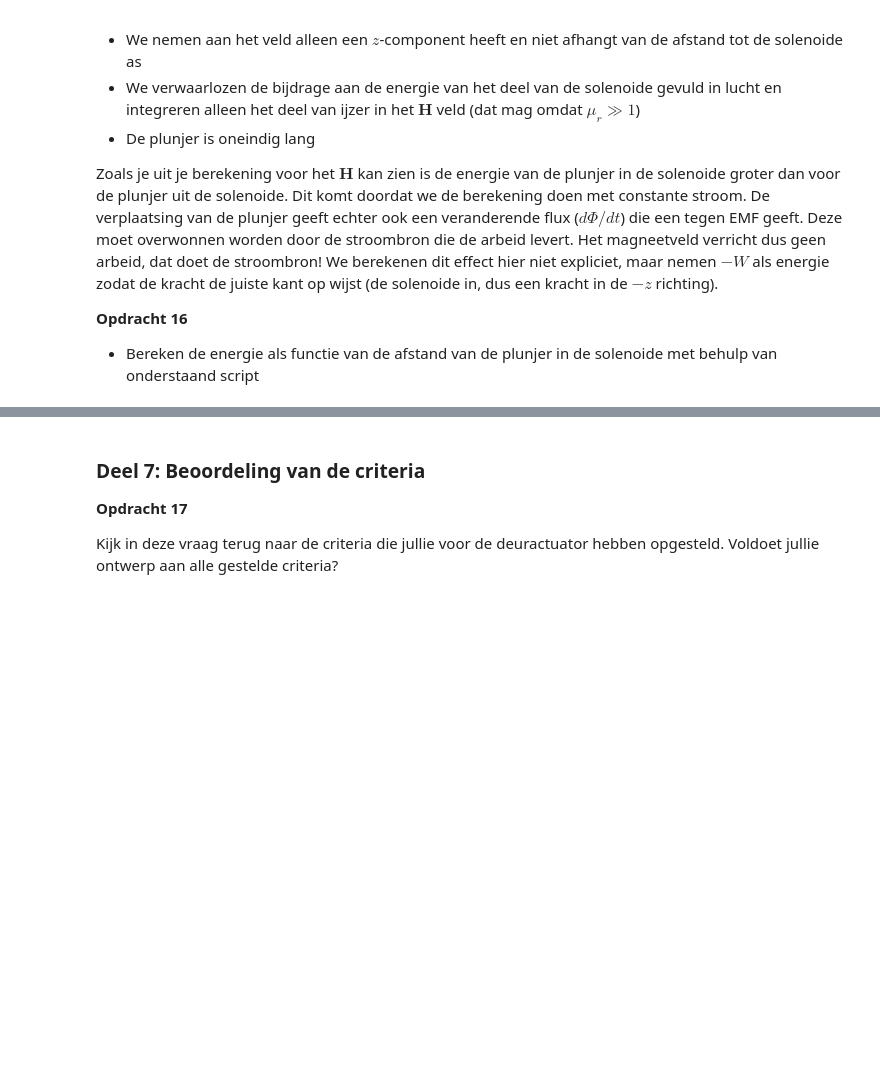
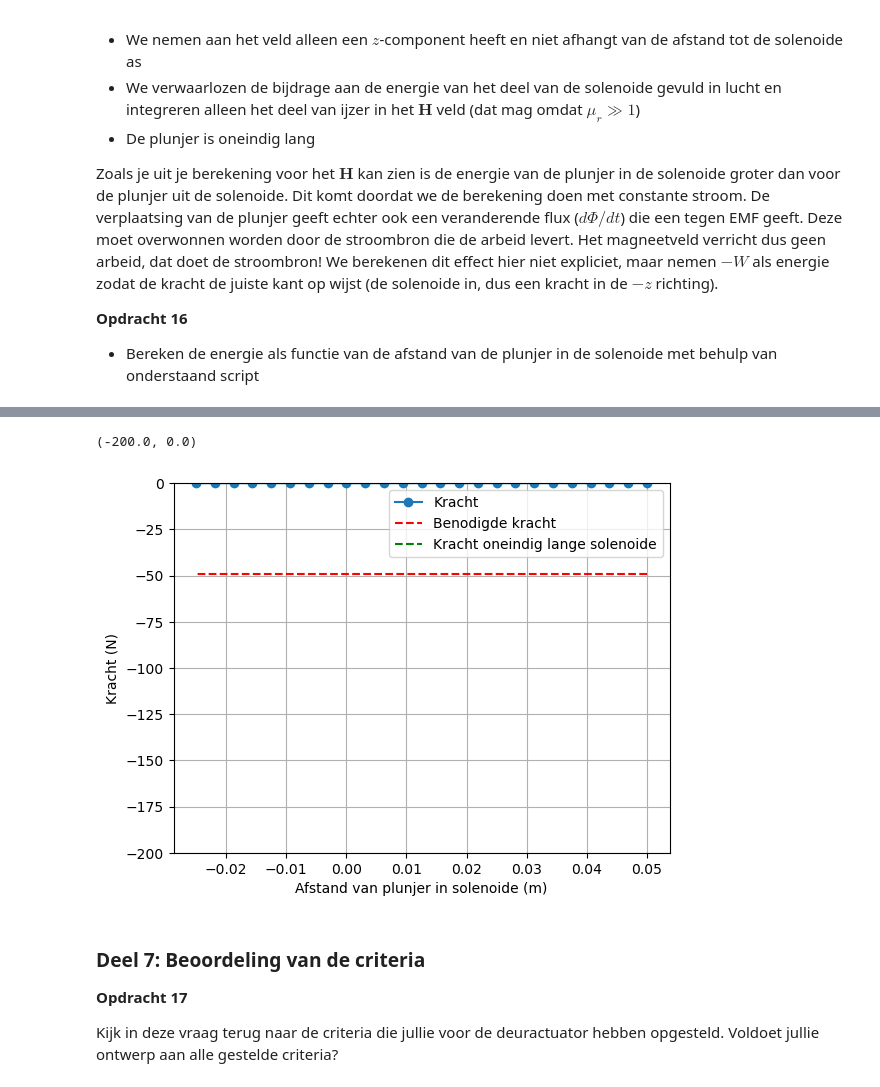
Before and after one commit to Vicky2k7/opdrachten-DEF-D, a Jupyter notebook: DigitaleOntwerpopdrachten/2KrachtactuatorOpdracht/KrachtactuatorOpdracht.ipynb, the cells around one changed output, grey strips where cells are left out. Cells and saved outputs as stored; diff of their text form; code cells hidden in the pictures; blank space fills up the shorter version.

```diff
--- a/DigitaleOntwerpopdrachten/2KrachtactuatorOpdracht/KrachtactuatorOpdracht.ipynb
+++ b/DigitaleOntwerpopdrachten/2KrachtactuatorOpdracht/KrachtactuatorOpdracht.ipynb
@@ -531,13 +560,17 @@ plt.show()
 # %%
-force_analytical = -mu_0*mu_r*np.pi*r_s**2*aantal_omwent**2*I**2/2/L_s**2 # Kracht uitrekenen numeriek
-force_numerical=np.diff(W, n=1, append=[0])/(z_ax[1] - z_ax[0]) # Kracht uitrekenen
+L_s = L_sol
 
-# Plotting the results
+force_analytical = -mu_0*mu_r*np.pi*r_s**2*aantal_omwent**2*I**2/2/L_s**2
+force_numerical=np.diff(W, n=1, append=0)/(z_ax[1] - z_ax[0])
+
 plt.plot(L_s/2 - z_ax, np.flipud(force_numerical), '-o', label='Kracht')
 plt.plot(L_s/2 - z_ax, (-5*9.8)*np.ones(n_ax), '--r', label='Benodigde kracht')
 plt.plot(L_s/2 - z_ax, force_analytical*np.ones(n_ax), '--g', label='Kracht oneindig lange solenoide')
 plt.xlabel('Afstand van plunjer in solenoide (m)'), plt.ylabel('Kracht (N)'), plt.grid(), plt.legend()
 plt.ylim([-200, 0])
+# %% [output]
+(-200.0, 0.0)
+[figure, added]
 # %% [markdown]
 ### Deel 7: Beoordeling van de criteria
 **Opdracht 17**
```
Also changed, not shown: parts of 10 cells of this notebook.
